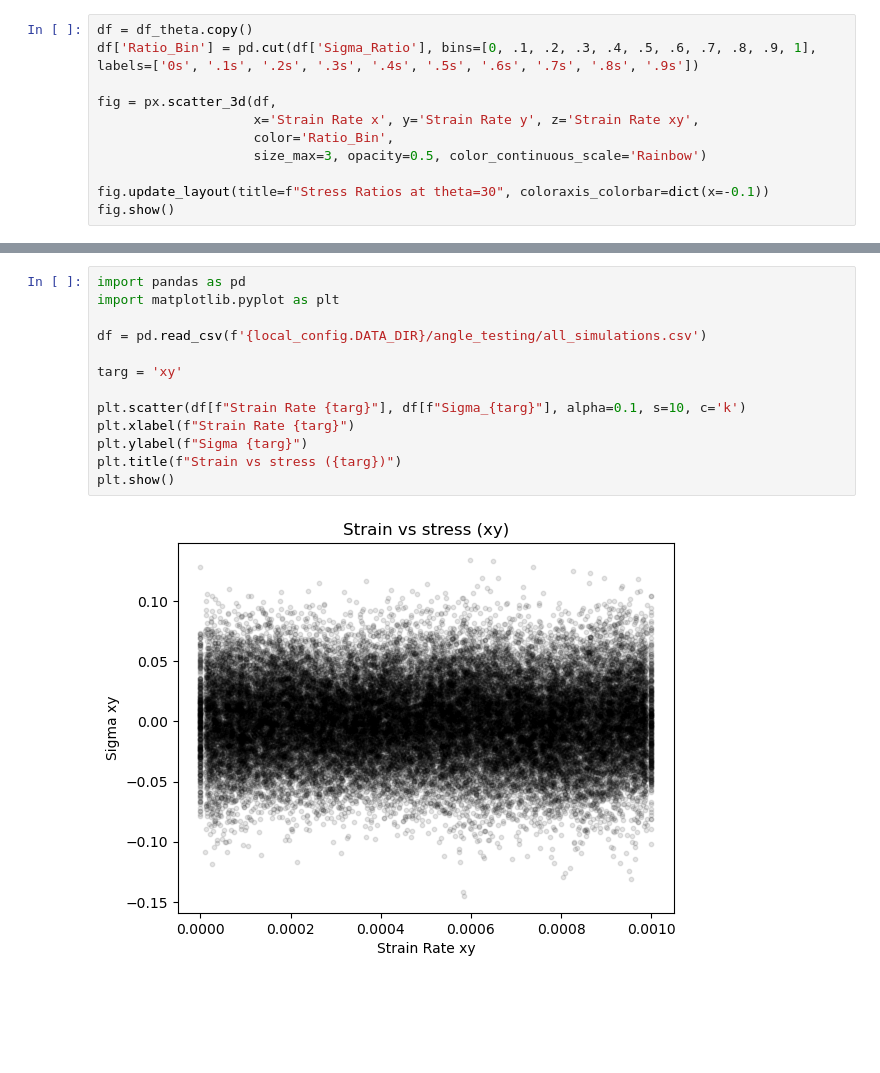
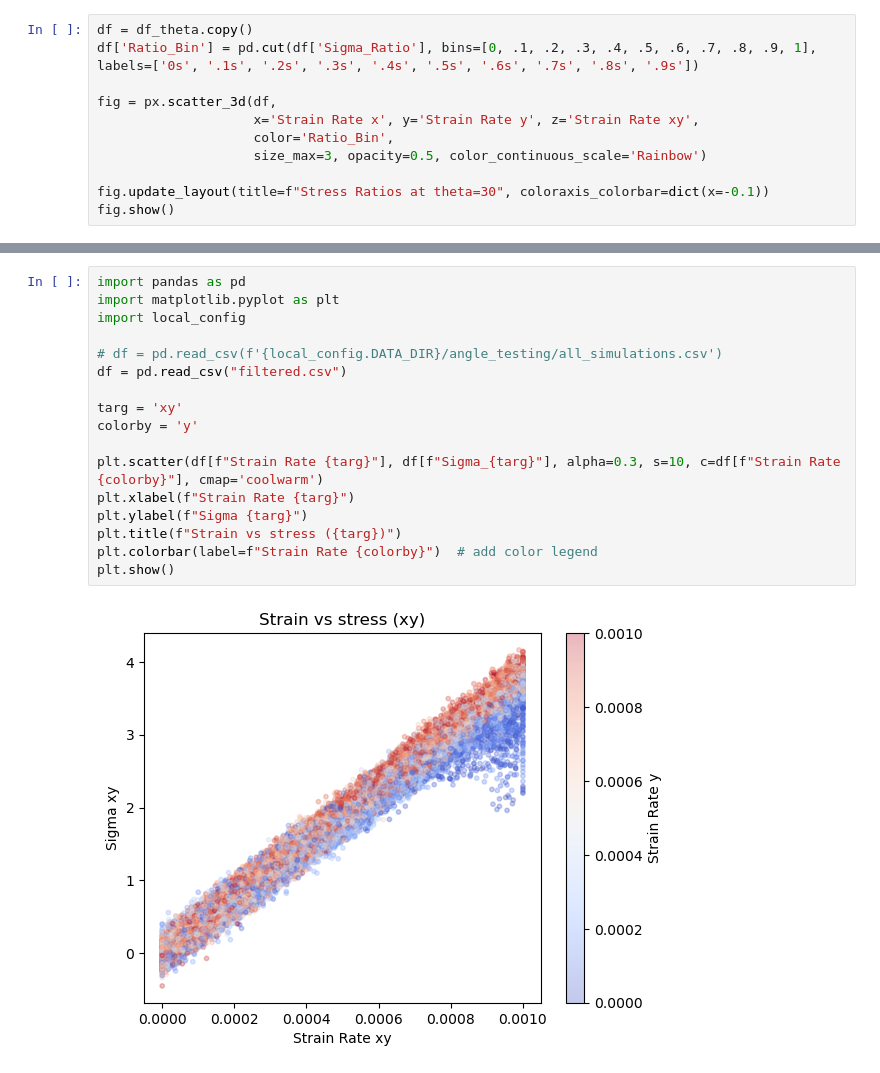
Before and after one commit to abon11/Graphene_Strength_Surface, a Jupyter notebook: stress_strain.ipynb, the cells around one changed output, grey strips where cells are left out. Drawn from its saved outputs; the diff is of its cells as text; blank space fills up the shorter version.

```diff
--- a/stress_strain.ipynb
+++ b/stress_strain.ipynb
@@ -117,15 +122,19 @@ plt.show()
 # %%
 import pandas as pd
 import matplotlib.pyplot as plt
+import local_config
 
-df = pd.read_csv(f'{local_config.DATA_DIR}/angle_testing/all_simulations.csv')
+# df = pd.read_csv(f'{local_config.DATA_DIR}/angle_testing/all_simulations.csv')
+df = pd.read_csv("filtered.csv")
 
 targ = 'xy'
+colorby = 'y'
 
-plt.scatter(df[f"Strain Rate {targ}"], df[f"Sigma_{targ}"], alpha=0.1, s=10, c='k')
+plt.scatter(df[f"Strain Rate {targ}"], df[f"Sigma_{targ}"], alpha=0.3, s=10, c=df[f"Strain Rate {colorby}"], cmap='coolwarm')
 plt.xlabel(f"Strain Rate {targ}")
 plt.ylabel(f"Sigma {targ}")
 plt.title(f"Strain vs stress ({targ})")
+plt.colorbar(label=f"Strain Rate {colorby}")  # add color legend
 plt.show()
 # %% [output]
-[figure, old version]
+[figure, new version]
```
Also changed, not shown: parts of 1 cell of this notebook, 6 other files.
